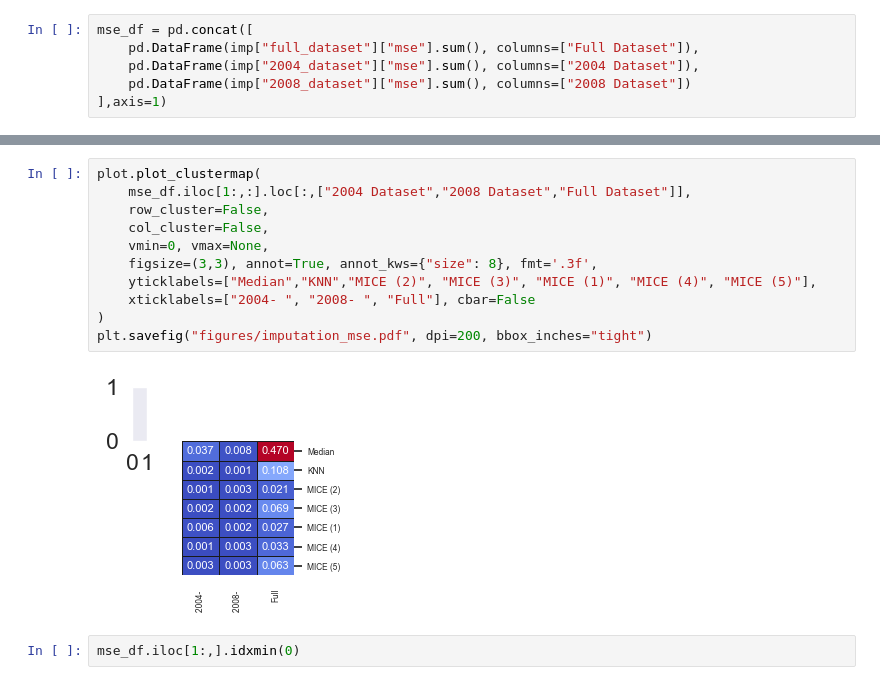
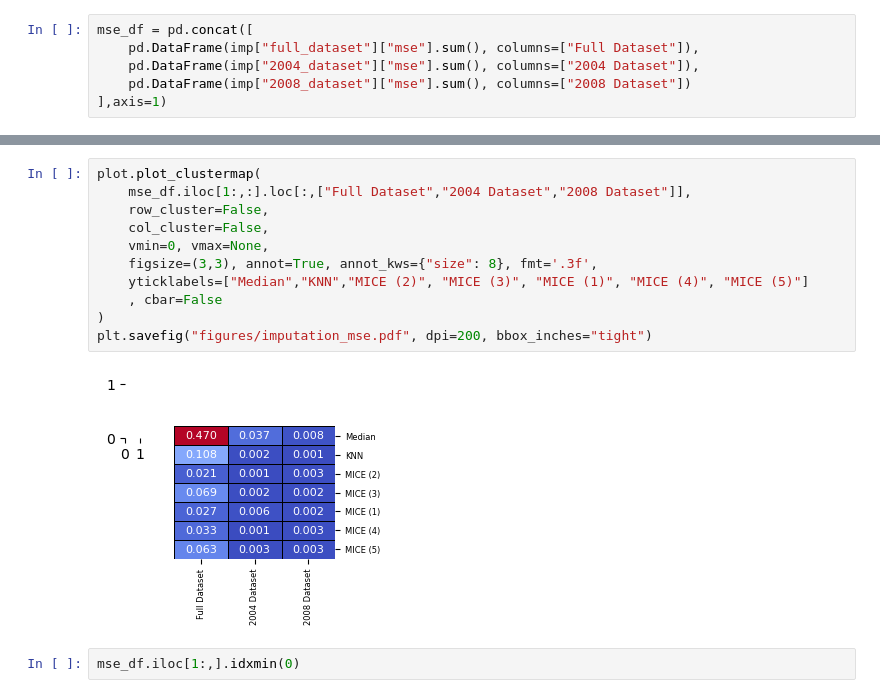
Before and after one commit to shankara-a/amyloidosis_bmc_2023, a Jupyter notebook: 02b_imputation.ipynb, the cells around one changed output, grey strips where cells are left out. Cells and saved outputs as stored; diff of their text form.

```diff
--- a/02b_imputation.ipynb
+++ b/02b_imputation.ipynb
@@ -54,16 +50,16 @@ import importlib; importlib.reload(plot)
 # %%
 plot.plot_clustermap(
-    mse_df.iloc[1:,:].loc[:,["2004 Dataset","2008 Dataset","Full Dataset"]],
+    mse_df.iloc[1:,:].loc[:,["Full Dataset","2004 Dataset","2008 Dataset"]],
     row_cluster=False,
     col_cluster=False,
     vmin=0, vmax=None,
     figsize=(3,3), annot=True, annot_kws={"size": 8}, fmt='.3f',
-    yticklabels=["Median","KNN","MICE (2)", "MICE (3)", "MICE (1)", "MICE (4)", "MICE (5)"],
-    xticklabels=["2004- ", "2008- ", "Full"], cbar=False
+    yticklabels=["Median","KNN","MICE (2)", "MICE (3)", "MICE (1)", "MICE (4)", "MICE (5)"]
+    , cbar=False
 )
 plt.savefig("figures/imputation_mse.pdf", dpi=200, bbox_inches="tight")
 # %% [output]
-[figure, old version]
+[figure, new version]
 # %%
 mse_df.iloc[1:,].idxmin(0)
 # %% [output]
```
Also changed, not shown: parts of 1 cell of this notebook, 5 other files.
